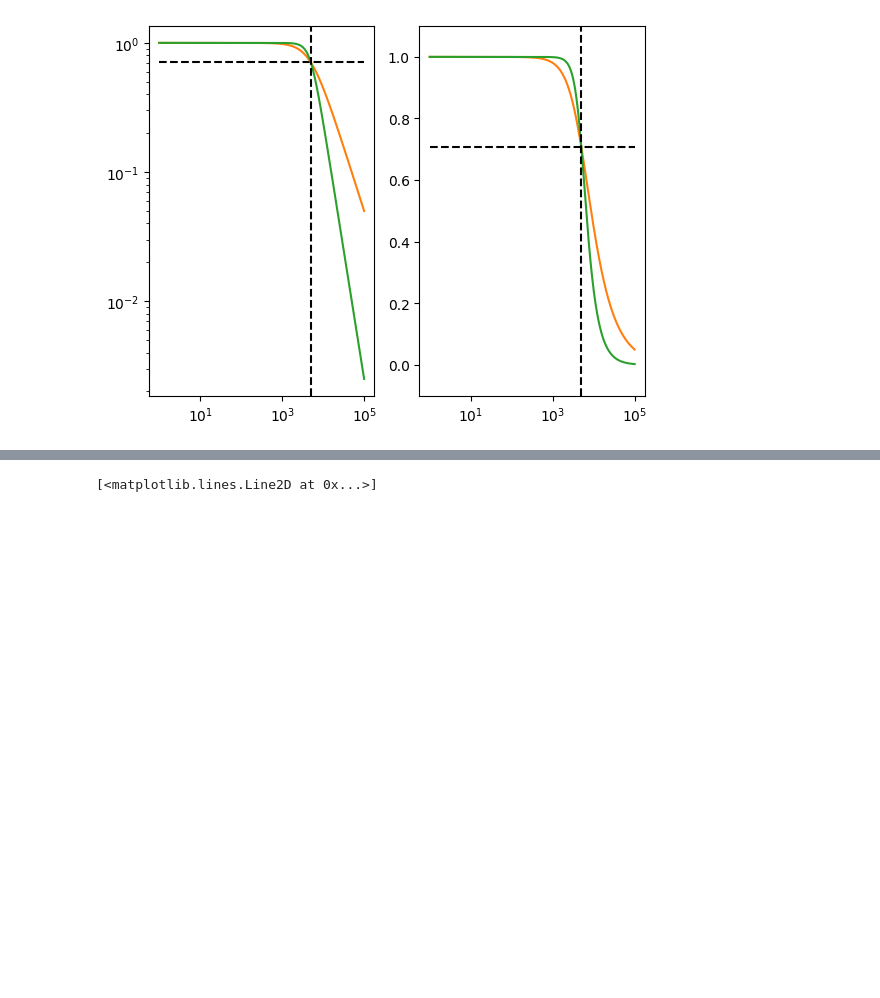
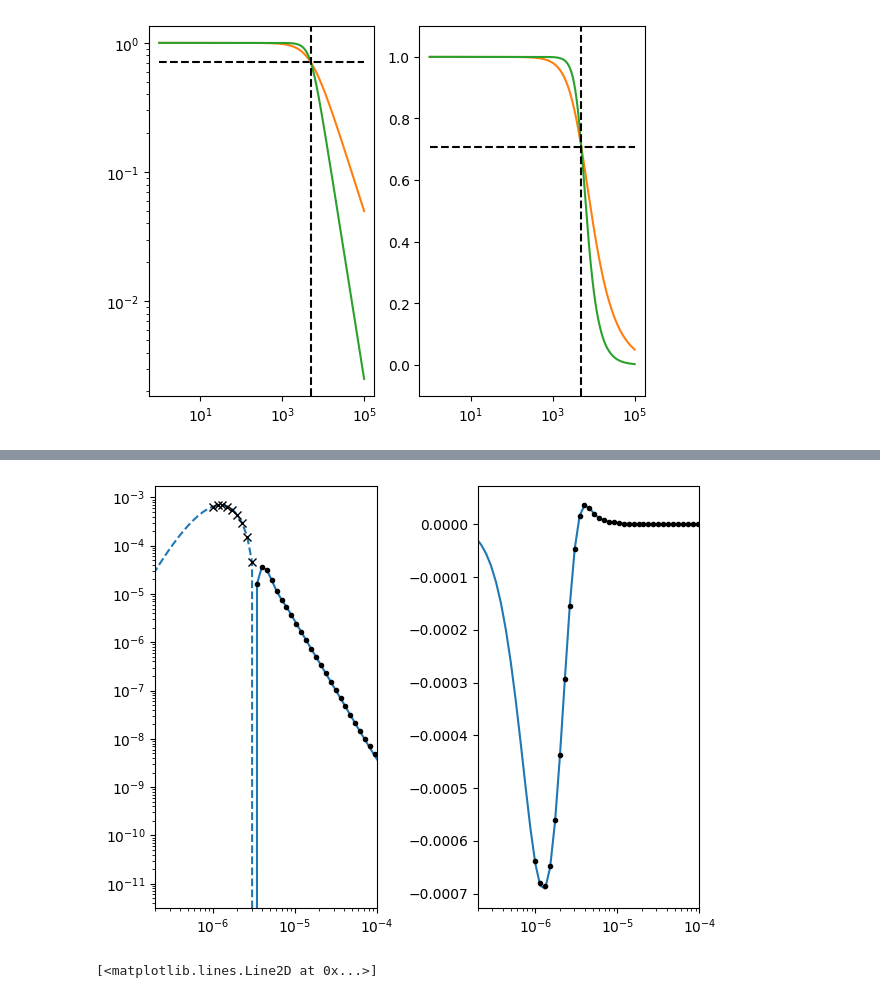
Before and after one commit to hydrogeophysicsgroup/anemone, a Jupyter notebook: prototyping/understanding_filters.ipynb, the cells around one changed output, grey strips where cells are left out. Saved outputs shown, nothing was run; the diff lists cells and outputs as text; code cells hidden in the pictures; blank space fills up the shorter version.

```diff
--- a/prototyping/understanding_filters.ipynb
+++ b/prototyping/understanding_filters.ipynb
@@ -154,0 +225,6 @@ fwr2 = Forward(tx, rx, t, filterfunc=bf2)
+# %%
+wv = Waveform.example()
+fwr0 = ForwardGeomOp(tx, rx, t)
+fwr1 = ForwardGeomOp(tx, rx, t, filterfunc=bf2)
+dbdt0 = fwr0(rho, thickness).squeeze()
+dbdt1 = fwr1(rho, thickness).squeeze()
@@ -154,0 +242,22 @@ fwr2 = Forward(tx, rx, t, filterfunc=bf2)
+# %%
+dbdt2 = (t2t@dbdt0)
+# %%
+
+fig,axs = plt.subplots(1,2, sharex=True)
+
+# axs[0].loglog(t, dbdt0.real.numpy(), 'C2')
+# axs[0].loglog(t, -dbdt0.real.numpy(), 'C2--')
+axs[0].loglog(t, dbdt1.real.numpy())
+axs[0].loglog(t, -dbdt1.real.numpy(), 'C0--')
+axs[0].loglog(t_out, dbdt2.real.numpy(), 'k.')
+axs[0].loglog(t_out, -dbdt2.real.numpy(), 'kx')
+
+axs[1].semilogx(t, dbdt1.real.numpy())
+axs[1].semilogx(t_out[dbdt2.real>0], dbdt2.real.numpy()[dbdt2.real>0], 'k.')
+axs[1].semilogx(t_out[dbdt2.real<0], dbdt2.real.numpy()[dbdt2.real<0], 'kx')
+
+
+plt.xlim(2e-7, 1e-4)
+plt.tight_layout()
+# %% [output]
+[figure, added]
```
Also changed, not shown: parts of 14 cells of this notebook, 1 other file.
